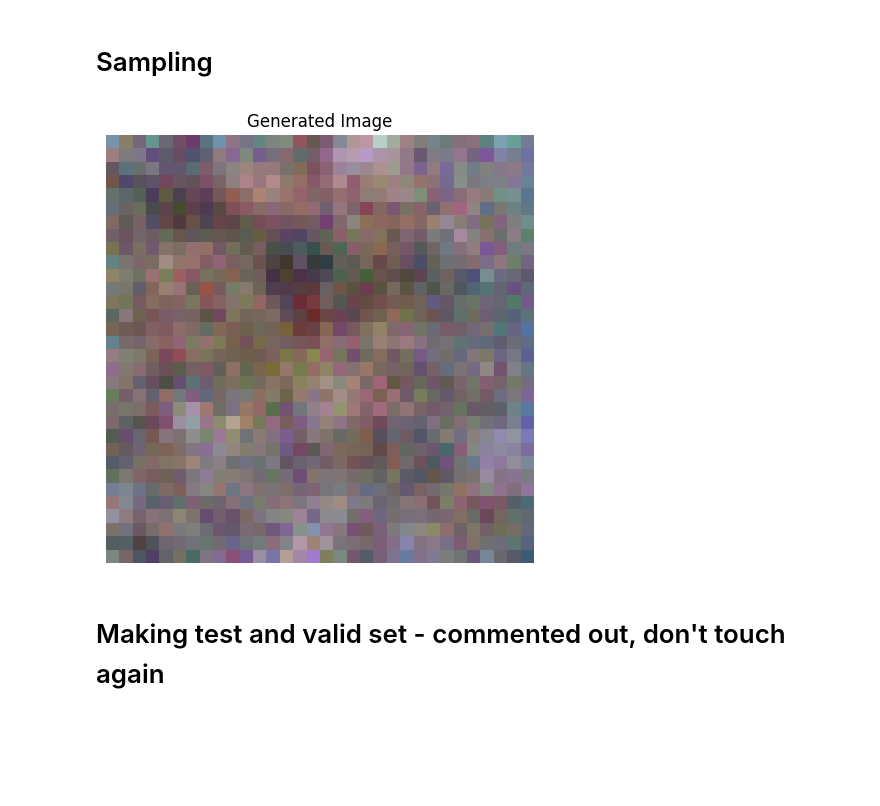
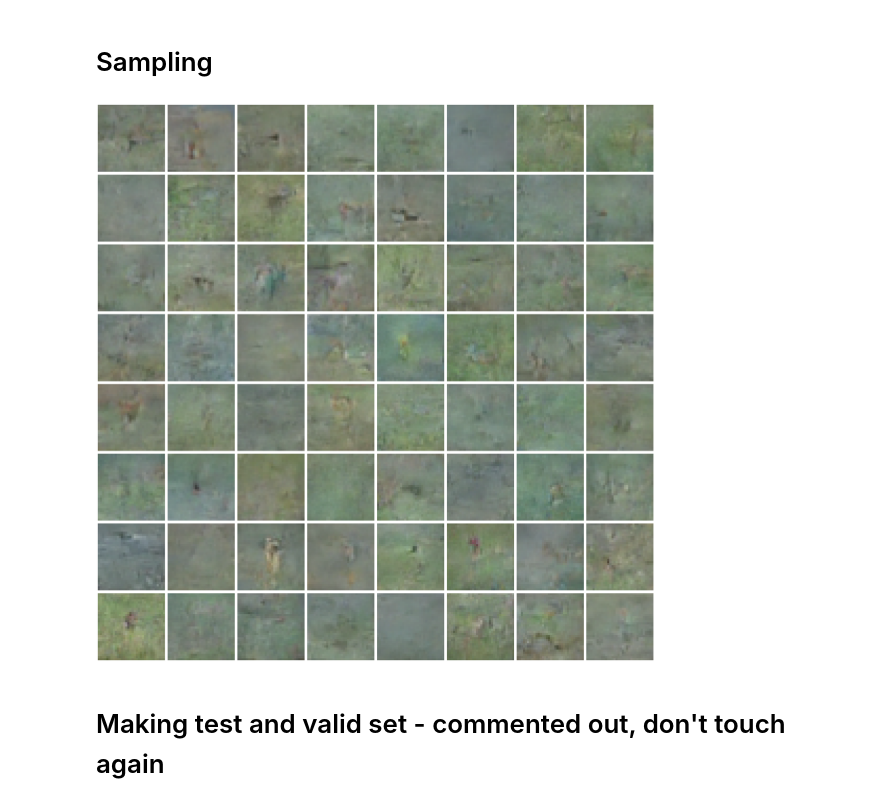
Before and after one commit to markus1573/Deep-learning-projekt, a Jupyter notebook: SmallCifarTest copy.ipynb, the cells around one changed output. Cells and saved outputs as stored; diff of their text form; code cells hidden in the pictures; blank space fills up the shorter version.

```diff
--- a/SmallCifarTest copy.ipynb
+++ b/SmallCifarTest copy.ipynb
@@ -25,7 +25,7 @@ else:
 val_size = 5000
 test_size = 5000
 batch_size = 64
-num_workers = 4
+num_workers = 0
 
 transform = transforms.Compose([transforms.ToTensor(), transforms.Normalize(mean=(0.5, 0.5, 0.5), std=(0.5, 0.5, 0.5))])
 transform_valid_test = transforms.Compose([transforms.Resize((299, 299)),
@@ -37,7 +37,8 @@ train_loader = torch.utils.data.DataLoader(datasets.CIFAR10('./CIFAR_data2',
                                             train=True,
                                             transform=transform),
                                             batch_size=batch_size,
-                                            shuffle=True, num_workers=num_workers)
+                                            shuffle=True, num_workers=num_workers,
+                                            drop_last=True)
 
 test_dataset = datasets.CIFAR10('./CIFAR_data2',
                                download=True,
@@ -297,36 +275,49 @@ KeyboardInterrupt:
 # %% [markdown]
 # Sampling
 # %%
-#model = UNET()
-#model.to(device)
-#model.load_state_dict(torch.load("DDPM_final_linear_300.pth"))
+model = UNET()
+model.to(device)
+model.load_state_dict(torch.load("DDPM_final_linear_1707.pth", map_location=device))
+# Initialize the linear time embedding layer
+time_embedding_dim = 128  # You can set this to any suitable size
+time_embedding_layer = SinusoidalEmbedding(time_embedding_dim).to(device)
 # %%
 model.eval()
-xt = torch.randn(1, 3, 32, 32).to(device)
+xt = torch.randn(batch_size, 3, 32, 32).to(device)
 
 with torch.no_grad():
-    for t in torch.arange(T, 0, -1):
+    for t in torch.arange(T-1, -1, -1):
         t = t.reshape(1).to(device)
         t_norm = t.float() / T
 
         t_emb = time_embedding_layer(t_norm)
 
-        z = torch.randn(1, 3, 32, 32).to(device) if t > 1 else torch.zeros(1, 3, 32, 32).to(device)
+        z = torch.randn(batch_size, 3, 32, 32).to(device) if t > 1 else torch.zeros(batch_size, 3, 32, 32).to(device)
 
         xt_new = 1 / torch.sqrt(alpha[t]) * (xt - (1 - alpha[t]) / torch.sqrt(1 - alpha_bar[t]) * model(xt, t_emb)) + torch.sqrt(beta[t]) * z
         xt = xt_new.clamp(-1, 1)
 
-im1 = xt[0]
-im1 = (im1+1)/2
-im1 = im1.permute(1, 2, 0)
-im1 = im1.cpu().detach().numpy()
+fig,ax = plt.subplots(int(math.sqrt(batch_size)), int(math.sqrt(batch_size)), tight_layout=True,figsize=(30,30))
 
-fig,ax = plt.subplots(1, 1, tight_layout=True)
-ax.imshow(im1)
-ax.set_title("Generated Image")
-ax.axis("off")
+for i,im in enumerate(xt):
+    im = (im+1)/2
+    im = im.permute(1, 2, 0)
+    im = im.cpu().detach().numpy()
+    ax[int(i / int(math.sqrt(batch_size)))][int(i % int(math.sqrt(batch_size)))].imshow(im)
+    ax[int(i / int(math.sqrt(batch_size)))][int(i % int(math.sqrt(batch_size)))].axis("off")
 plt.show()
+
+# im1 = xt[0]
+# im1 = (im1+1)/2
+# im1 = im1.permute(1, 2, 0)
+# im1 = im1.cpu().detach().numpy()
+
+# fig,ax = plt.subplots(1, 1, tight_layout=True)
+# ax.imshow(im1)
+# ax.set_title("Generated Image")
+# ax.axis("off")
+# plt.show()
 # %% [output]
-[figure, old version]
+[figure, new version]
 # %% [markdown]
 # Making test and valid set - commented out, don't touch again
```
Also changed, not shown: parts of 7 cells of this notebook, 12 other files.
